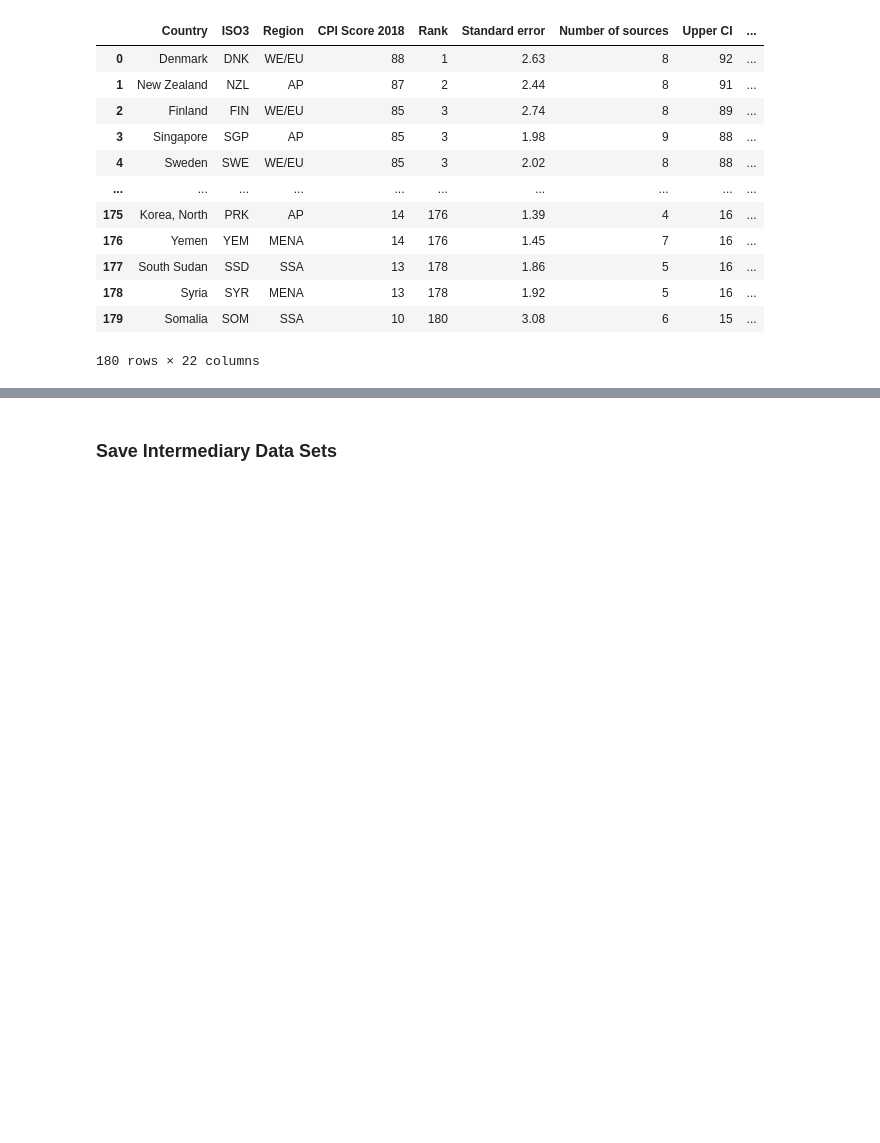
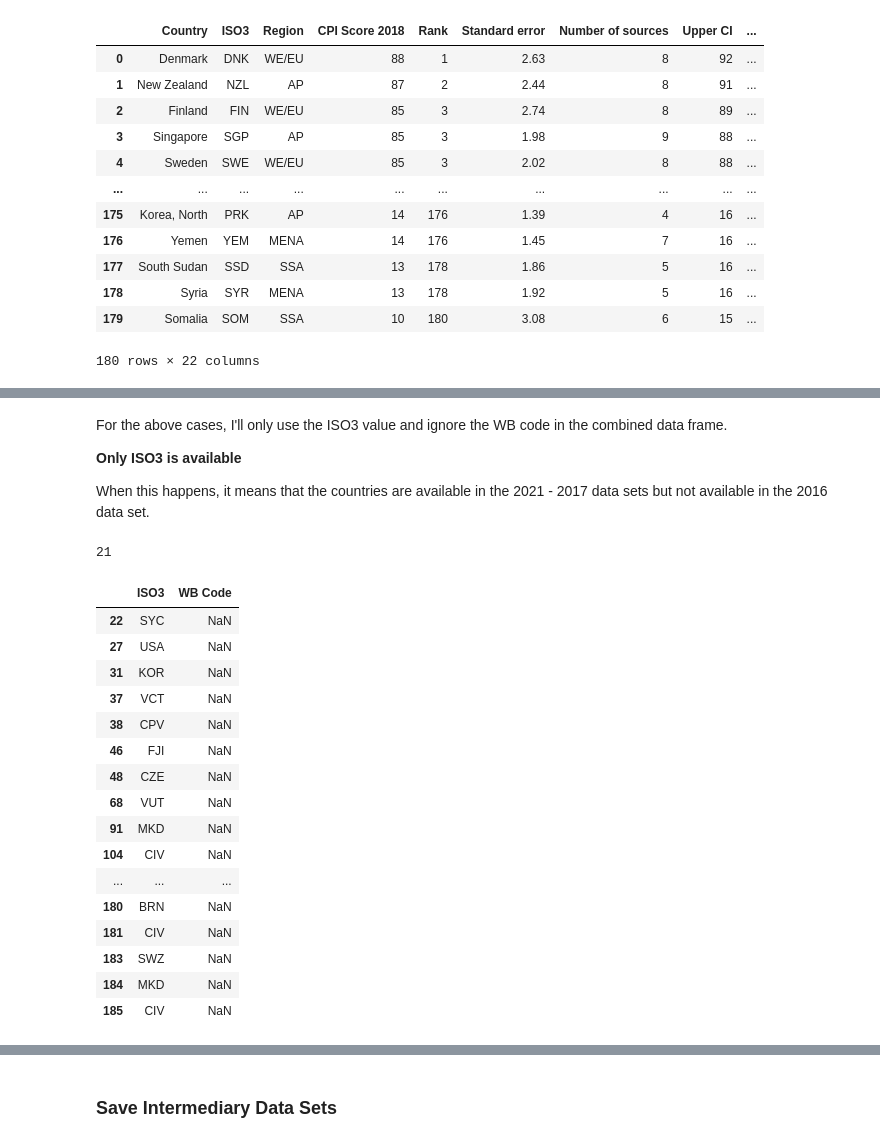
Before and after one commit to wanzulfikri/cpi_analysis, a Jupyter notebook: CPI 2012-2021.ipynb, the cells around one changed output, grey strips where cells are left out. Cells and saved outputs as stored; diff of their text form; code cells hidden in the pictures; blank space fills up the shorter version.

Commit message:
Review WB code only 2016

```diff
--- a/CPI 2012-2021.ipynb
+++ b/CPI 2012-2021.ipynb
@@ -713,0 +673,33 @@ This rows in this category requires further inspection. Because I am using ISO3,
+# %% [markdown]
+For the above cases, I'll only use the ISO3 value and ignore the WB code in the combined data frame.
+
+**Only ISO3 is available**
+
+When this happens, it means that the countries are available in the 2021 - 2017 data sets but not available in the 2016 data set.
+# %%
+# Isolate rows with which only ISO3 is available
+iso3_wb_iso3_available_mask = ISO3_WB_comparison['ISO3'].notnull() & ISO3_WB_comparison['WB Code'].isnull()
+ISO3_available = ISO3_WB_comparison[iso3_wb_iso3_available_mask][['ISO3', 'WB Code']]
+
+# Review those rows with only ISO3 available
+print(ISO3_available.shape[0])
+ISO3_available[['ISO3', 'WB Code']]
+# %% [output]
+21
+|  | ISO3 | WB Code |
+| 22 | SYC | NaN |
+| 27 | USA | NaN |
+| 31 | KOR | NaN |
+| 37 | VCT | NaN |
+| 38 | CPV | NaN |
+| 46 | FJI | NaN |
+| 48 | CZE | NaN |
+| 68 | VUT | NaN |
+| 91 | MKD | NaN |
+| 104 | CIV | NaN |
+| ... | ... | ... |
+| 180 | BRN | NaN |
+| 181 | CIV | NaN |
+| 183 | SWZ | NaN |
+| 184 | MKD | NaN |
+| 185 | CIV | NaN |
```
Also changed, not shown: parts of 57 cells of this notebook.
